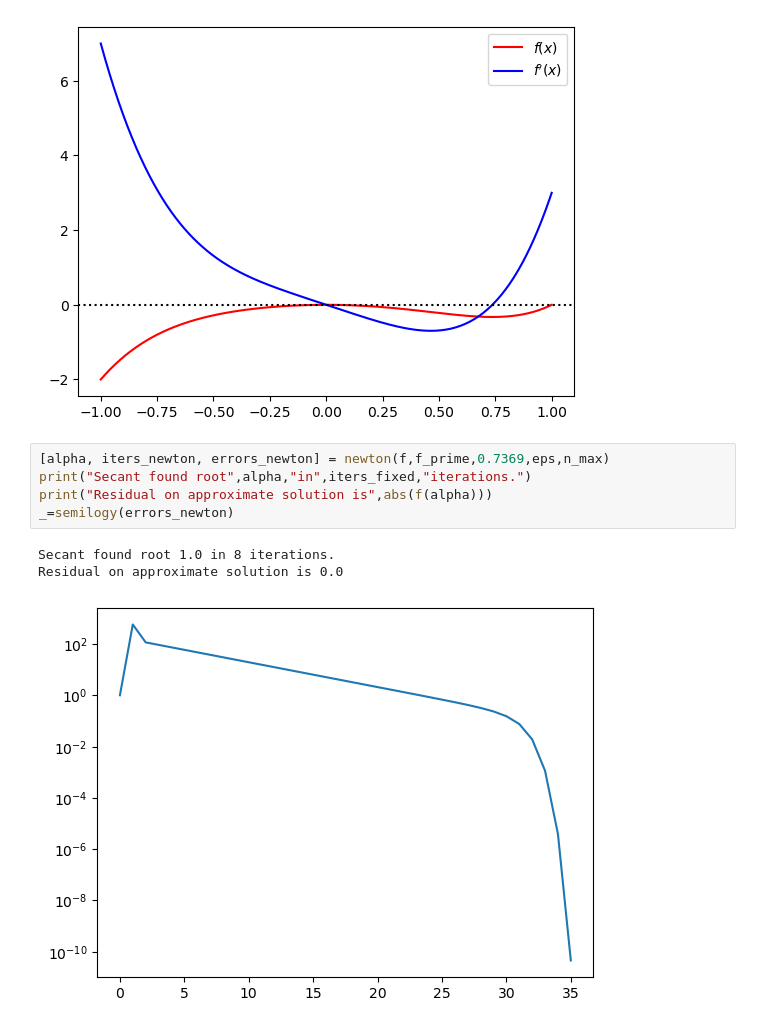
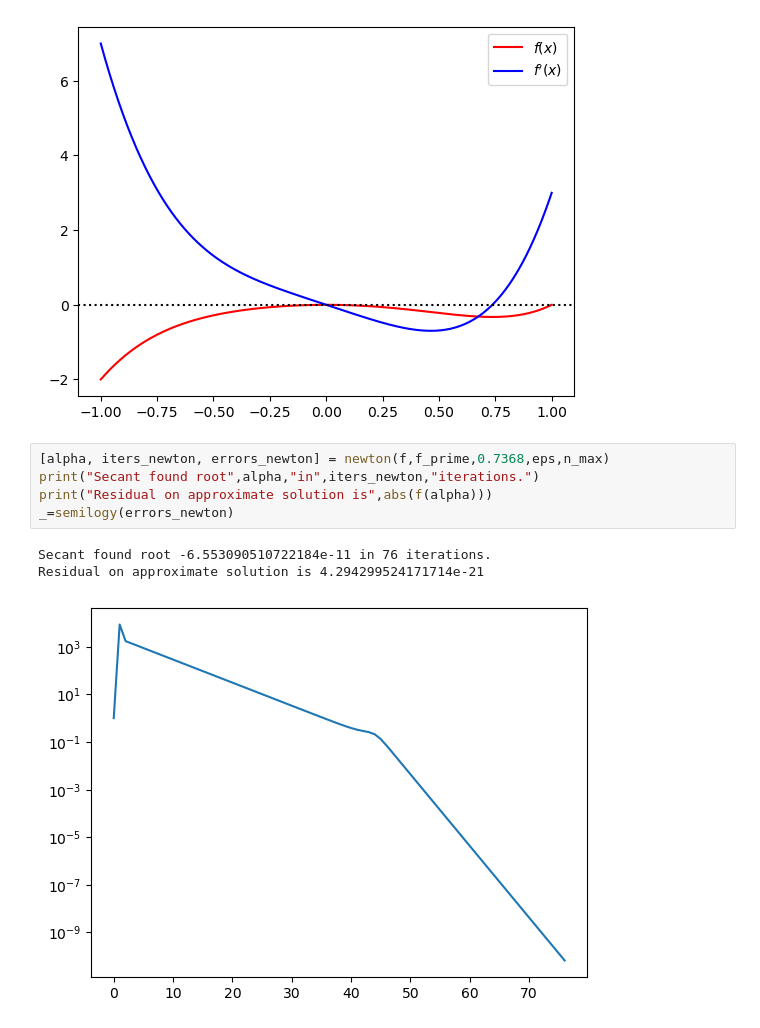
Before and after one commit to arielsboiardi/numerical_analysis_2024-2025, a Jupyter notebook: material/20241029-AB-Es_Nonlinear_eqs.ipynb, the cells around one changed output. Drawn from its saved outputs; the diff is of its cells as text.

```diff
--- a/material/20241029-AB-Es_Nonlinear_eqs.ipynb
+++ b/material/20241029-AB-Es_Nonlinear_eqs.ipynb
@@ -363,11 +363,11 @@ _=legend()
 # %% [output]
 [figure]
 # %%
-[alpha, iters_newton, errors_newton] = newton(f,f_prime,0.7369,eps,n_max)
-print("Secant found root",alpha,"in",iters_fixed,"iterations.")
+[alpha, iters_newton, errors_newton] = newton(f,f_prime,0.7368,eps,n_max)
+print("Secant found root",alpha,"in",iters_newton,"iterations.")
 print("Residual on approximate solution is",abs(f(alpha)))
 _=semilogy(errors_newton)
 # %% [output]
-Secant found root 1.0 in 8 iterations.
-Residual on approximate solution is 0.0
+Secant found root -6.553090510722184e-11 in 76 iterations.
+Residual on approximate solution is 4.294299524171714e-21
-[figure, old version]
+[figure, new version]
```
Also changed, not shown: parts of 6 cells of this notebook.
